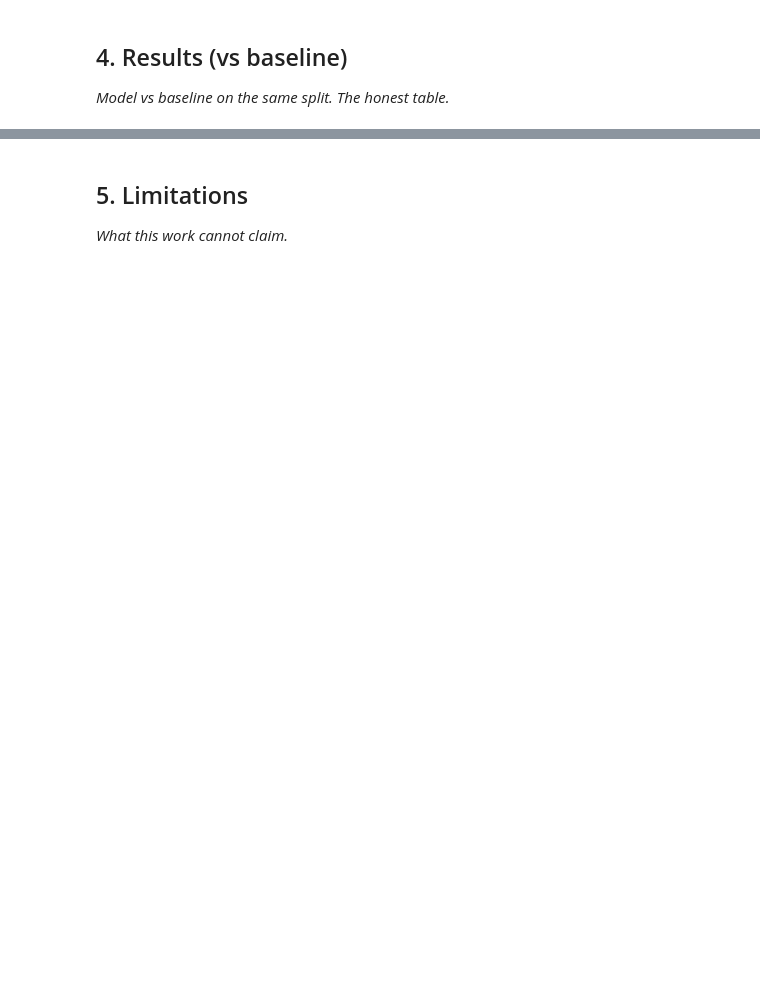
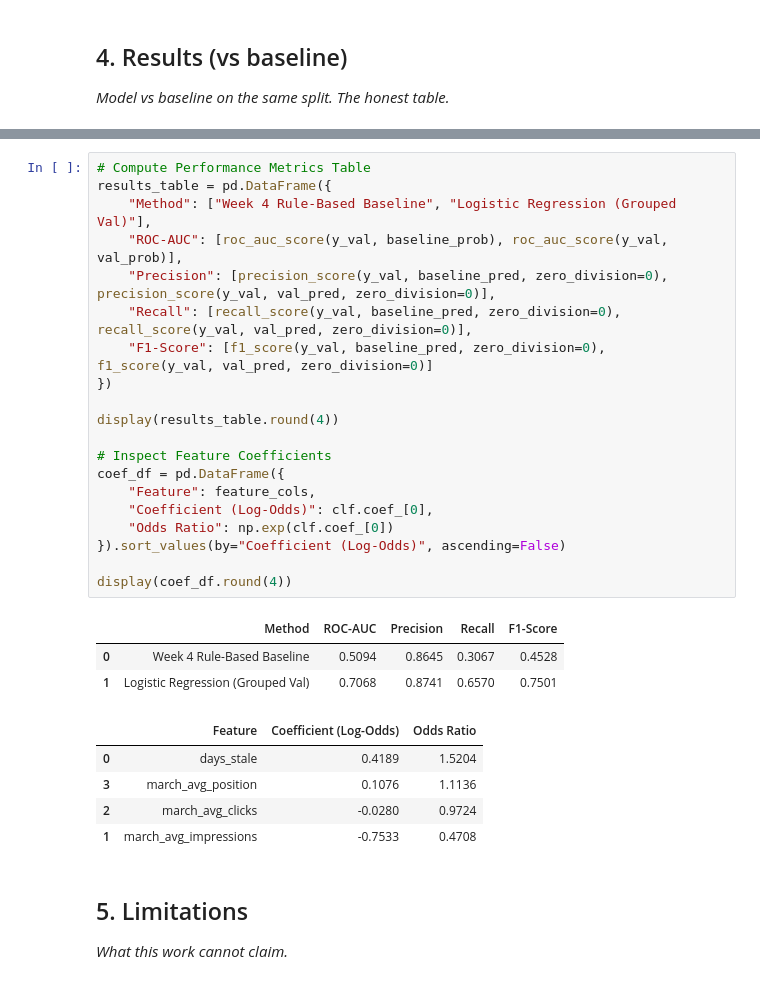
Before and after one commit to abdul-ITexpert/flyrank-internship-week1, a Jupyter notebook: work/notebooks/capstone.ipynb, the cells around one changed output, grey strips where cells are left out. Saved outputs shown, nothing was run; the diff lists cells and outputs as text; blank space fills up the shorter version.

```diff
--- a/work/notebooks/capstone.ipynb
+++ b/work/notebooks/capstone.ipynb
@@ -25,3 +204,32 @@ This skeleton is yours to fill. Work the sections **in order** — each one has
+# %%
+# Compute Performance Metrics Table
+results_table = pd.DataFrame({
+    "Method": ["Week 4 Rule-Based Baseline", "Logistic Regression (Grouped Val)"],
+    "ROC-AUC": [roc_auc_score(y_val, baseline_prob), roc_auc_score(y_val, val_prob)],
+    "Precision": [precision_score(y_val, baseline_pred, zero_division=0), precision_score(y_val, val_pred, zero_division=0)],
+    "Recall": [recall_score(y_val, baseline_pred, zero_division=0), recall_score(y_val, val_pred, zero_division=0)],
+    "F1-Score": [f1_score(y_val, baseline_pred, zero_division=0), f1_score(y_val, val_pred, zero_division=0)]
+})
+
+display(results_table.round(4))
+
+# Inspect Feature Coefficients
+coef_df = pd.DataFrame({
+    "Feature": feature_cols,
+    "Coefficient (Log-Odds)": clf.coef_[0],
+    "Odds Ratio": np.exp(clf.coef_[0])
+}).sort_values(by="Coefficient (Log-Odds)", ascending=False)
+
+display(coef_df.round(4))
+# %% [output]
+|  | Method | ROC-AUC | Precision | Recall | F1-Score |
+| 0 | Week 4 Rule-Based Baseline | 0.5094 | 0.8645 | 0.3067 | 0.4528 |
+| 1 | Logistic Regression (Grouped Val) | 0.7068 | 0.8741 | 0.6570 | 0.7501 |
+|  | Feature | Coefficient (Log-Odds) | Odds Ratio |
+| 0 | days_stale | 0.4189 | 1.5204 |
+| 3 | march_avg_position | 0.1076 | 1.1136 |
+| 2 | march_avg_clicks | -0.0280 | 0.9724 |
+| 1 | march_avg_impressions | -0.7533 | 0.4708 |
 # %% [markdown]
 ## 5. Limitations
 
```
Also changed, not shown: parts of 14 cells of this notebook.
